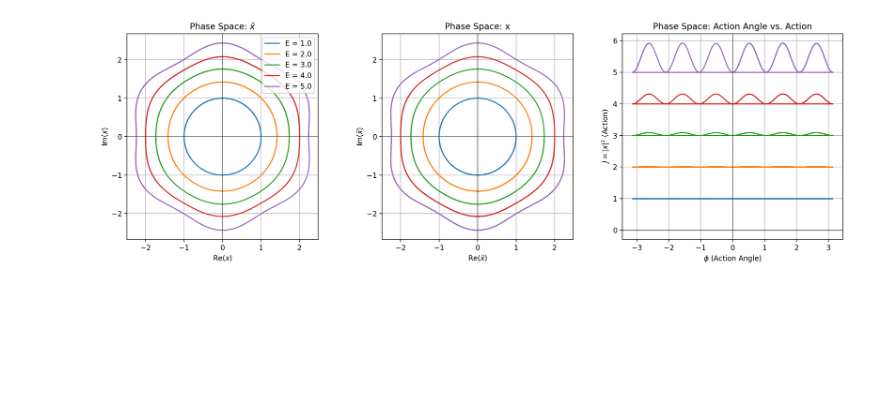
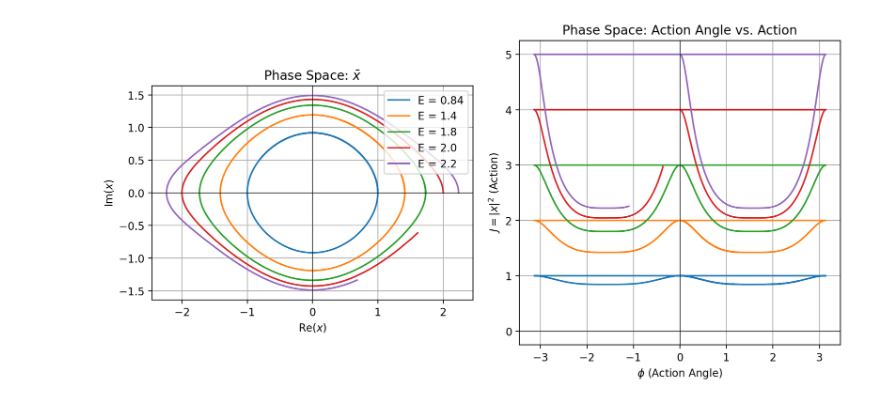
Before and after one commit to kavidey/action-angle-discovery, a Jupyter notebook: sympy example.ipynb, the cells around one changed output. Saved outputs shown, nothing was run; the diff lists cells and outputs as text; code cells hidden in the pictures; blank space fills up the shorter version.

```diff
--- a/sympy example.ipynb
+++ b/sympy example.ipynb
@@ -20,7 +21,9 @@ def h_2n(n_val, x_val, x_bar_val, omega_0_val):
 h = omega_0 * x * x_bar
 
 for i in range(2,4):
-	h += h_2n(i*2, x, x_bar, omega_0)
+	h += h_2n(i, x, x_bar, omega_0)
+
+h_f = lambdify([x, x_bar, omega_0], h)
 
 h
 # %% [output]
@@ -58,3 +61,6 @@ xp_bar = lie_transformation(x_bar, chi, lie_order)
 
 xp_f = lambdify([x, x_bar, omega_0], xp)
 xp_bar_f = lambdify([x, x_bar, omega_0], xp_bar)
+# %%
+z = np.linspace(0, 5, 1000)
+plt.plot(z, h_f(z + 0j, 0 + 0j, 1).real)
@@ -61,17 +70,15 @@ xp_bar_f = lambdify([x, x_bar, omega_0], xp_bar)
 # %%
-# Differentiate with respect to x and x_bar
-difeq_x = lambdify([x, x_bar, omega_0], h.diff(x) * I)
-difeq_x_bar = lambdify([x, x_bar, omega_0], h.diff(x_bar) * I)
+# Differentiate with respect to x_bar
+dhdx_bar = lambdify([x, x_bar, omega_0], h.diff(x_bar) * I)
 
 # Natural frequency of the system
 omega_0_val = 1.0
 
 # Define the Hamiltonian system in terms of x and x bar
 def hamiltonian_system(time, z):
-    x, x_bar = z[0] + 1j * z[1], z[2] + 1j * z[3]  # Convert to complex form
-    dxdt = difeq_x_bar(x, x_bar, omega_0_val)
-    dx_bardt = difeq_x(x, x_bar, omega_0_val)
-    return [dxdt.real, dxdt.imag, dx_bardt.real, dx_bardt.imag]
+    x = z[0] + 1j * z[1]  # Convert to complex form
+    dxdt = dhdx_bar(x, x.real - 1j * x.imag, omega_0_val)
+    return [dxdt.real, dxdt.imag]
 
 # Define different energy levels for hamiltonian
 energy_levels = [1.0, 2.0, 3.0, 4.0, 5.0]
@@ -79,59 +86,49 @@ energy_levels = [1.0, 2.0, 3.0, 4.0, 5.0]
 t_span = (0, 10)
 t_eval = np.linspace(*t_span, 1000)
 
-fig, axes = plt.subplots(1, 3, figsize=(15, 5))
+fig, axes = plt.subplots(1, 2, figsize=(10, 5))
 
 for i in range(len(energy_levels)):
     H = energy_levels[i]
     # Set initial condition for x and x̄ based on chosen
 	# energy H as sqrt(H/omega_0) with phase as 0
     x0 = np.sqrt(H/omega_0_val) * np.exp(0)
-    x_bar0 = np.conj(x0)
-    z0 = [x0.real, x0.imag, x_bar0.real, x_bar0.imag]
+    # x0 = fsolve(lambda x: h_f(x + 0j, 0 + 0j, 1).real - H, [2])
+    z0 = [x0.real, x0.imag]
 
     # Solve the ODEs
     sol = solve_ivp(hamiltonian_system, t_span, z0, t_eval=t_eval, rtol=1e-8, atol=1e-8)
     x_sol = sol.y[0] + 1j * sol.y[1]
-    x_bar_sol = sol.y[2] + 1j * sol.y[3]
+    # x_bar_sol = sol.y[2] + 1j * sol.y[3]
+    x_bar_sol = x_sol.real - 1j * x_sol.imag
 
     # Compute action variable J and action angle phi
     J_sol = np.abs(x_sol) ** 2
     phi_sol = np.angle(x_sol)
 
     # Plot phase space for x
-    axes[0].plot(x_sol.real, x_sol.imag, label=f"E = {H:.2}")
+    axes[0].plot(x_sol.real, x_sol.imag, label=f"E = {h_f(x_sol[0], x_bar_sol[0], omega_0_val).real:.2}")
 
-	# Plot phase space for x_bar
-    axes[1].plot(np.conj(x_sol).real, np.conj(x_sol).imag)
-
-    # Plot angle space
-    axes[2].plot(phi_sol, J_sol)
+    # Plot action angle space
+    axes[1].plot(phi_sol, J_sol)
 
 axes[0].legend(loc="upper right")
 axes[0].set_xlabel(r'Re$(x)$')
 axes[0].set_ylabel(r'Im$(x)$')
 axes[0].set_title(r'Phase Space: $\bar{x}$')
 axes[0].axhline(0, color='black', linewidth=0.5)
 axes[0].axvline(0, color='black', linewidth=0.5)
 axes[0].grid()
 axes[0].set_aspect('equal')
 
-axes[1].set_xlabel(r'Re$(\bar{x})$')
-axes[1].set_ylabel(r'Im$(\bar{x})$')
-axes[1].set_title('Phase Space: x')
+axes[1].set_xlabel(r'$\phi$ (Action Angle)')
+axes[1].set_ylabel(r'$J = |x|^2$ (Action)')
+axes[1].set_title('Phase Space: Action Angle vs. Action')
 axes[1].axhline(0, color='black', linewidth=0.5)
 axes[1].axvline(0, color='black', linewidth=0.5)
 axes[1].grid()
-axes[1].set_aspect('equal')
-
-axes[2].set_xlabel(r'$\phi$ (Action Angle)')
-axes[2].set_ylabel(r'$J = |x|^2$ (Action)')
-axes[2].set_title('Phase Space: Action Angle vs. Action')
-axes[2].axhline(0, color='black', linewidth=0.5)
-axes[2].axvline(0, color='black', linewidth=0.5)
-axes[2].grid()
 
 plt.tight_layout()
 plt.show()
 # %% [output]
-[figure, old version]
+[figure, new version]
```
Also changed, not shown: parts of 6 cells of this notebook.
